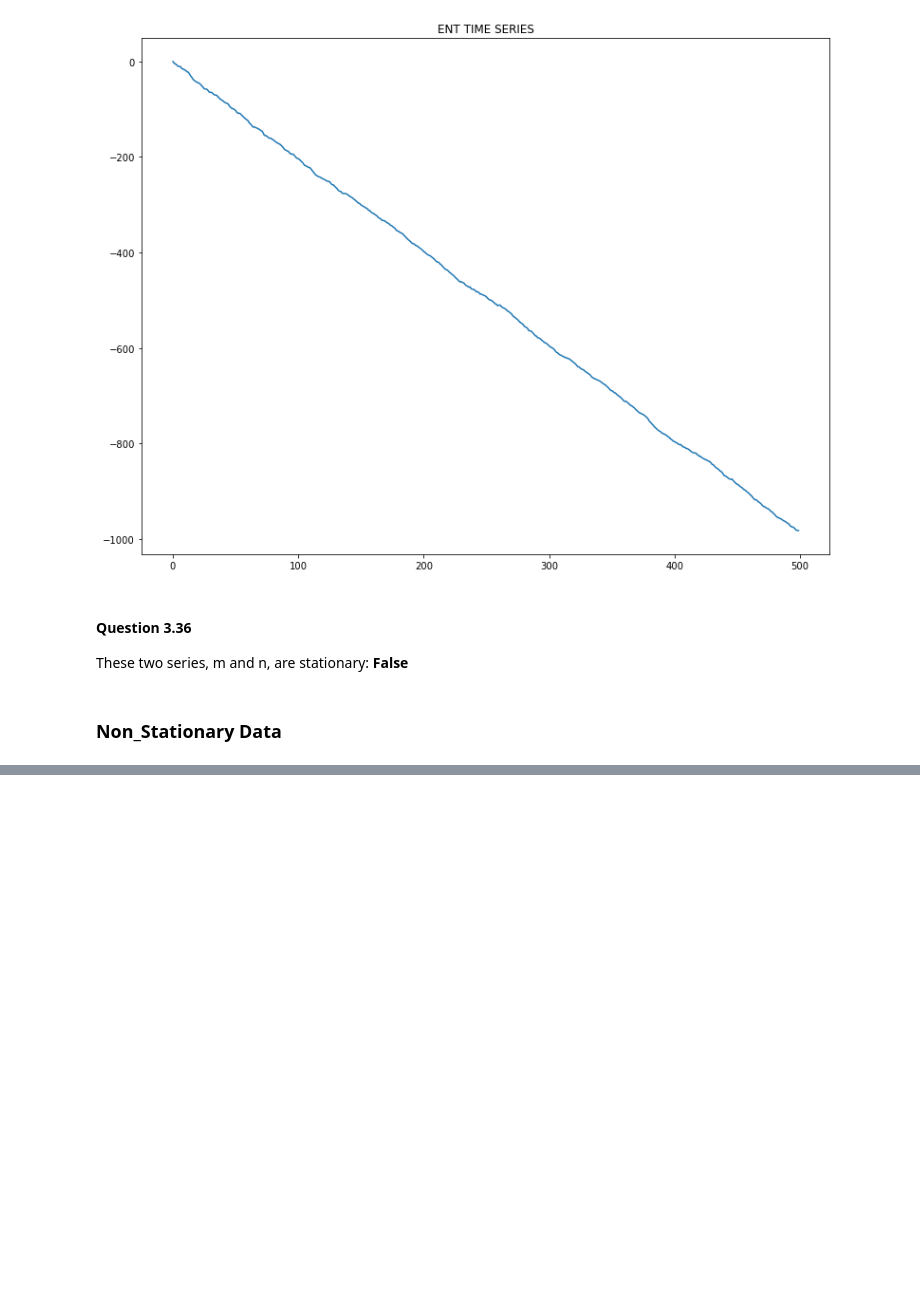
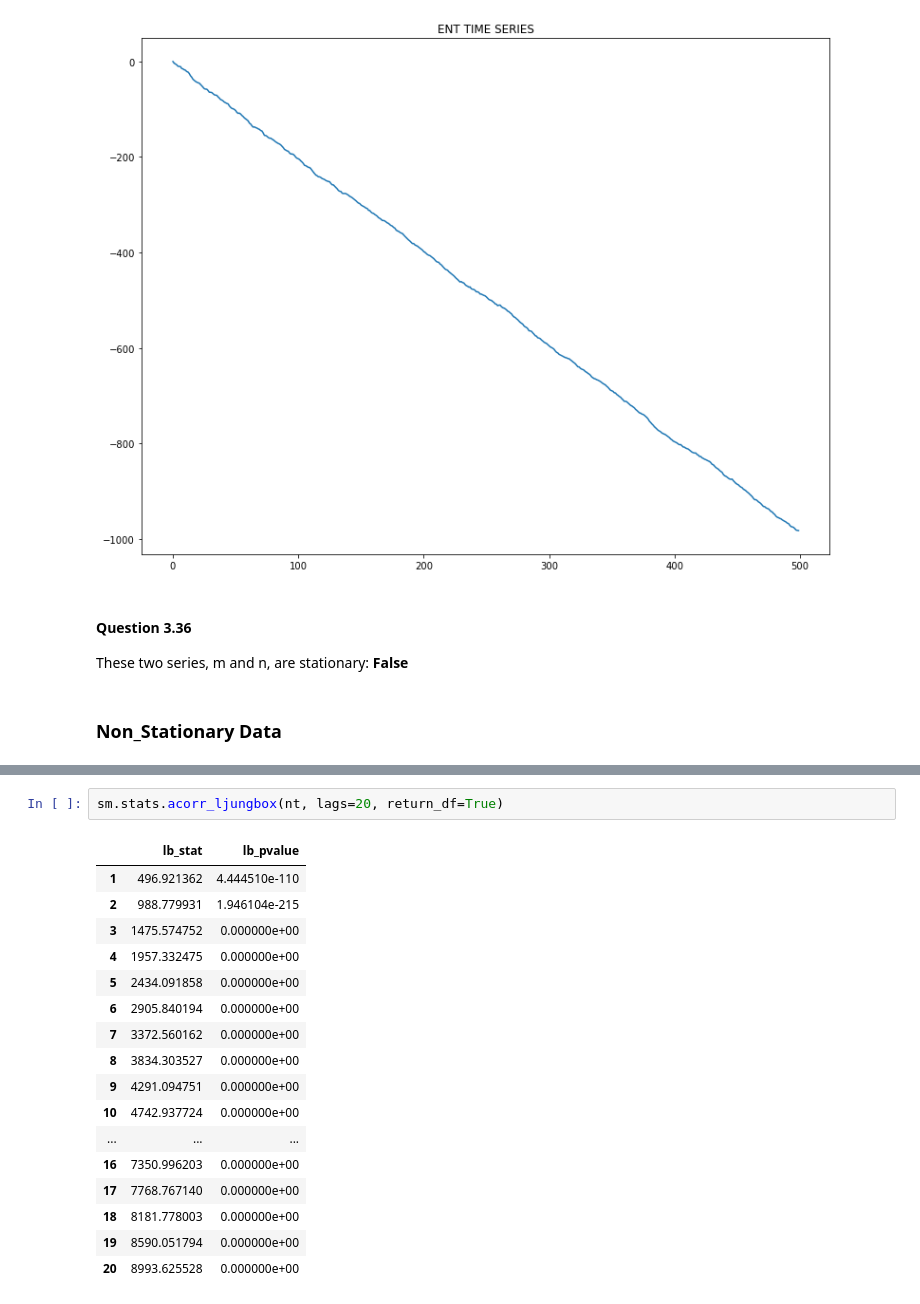
Before and after one commit to goncalosilvame/mf_forecasting, a Jupyter notebook: Module 3B - Working with non stationary.ipynb, the cells around one changed output, grey strips where cells are left out. Drawn from its saved outputs; the diff is of its cells as text; blank space fills up the shorter version.

```diff
--- a/Module 3B - Working with non stationary.ipynb
+++ b/Module 3B - Working with non stationary.ipynb
@@ -60,0 +81,20 @@ Observing the correlogram for each series, at which lag does the ACF become stat
+# %%
+sm.stats.acorr_ljungbox(nt, lags=20, return_df=True)
+# %% [output]
+|  | lb_stat | lb_pvalue |
+| 1 | 496.921362 | 4.444510e-110 |
+| 2 | 988.779931 | 1.946104e-215 |
+| 3 | 1475.574752 | 0.000000e+00 |
+| 4 | 1957.332475 | 0.000000e+00 |
+| 5 | 2434.091858 | 0.000000e+00 |
+| 6 | 2905.840194 | 0.000000e+00 |
+| 7 | 3372.560162 | 0.000000e+00 |
+| 8 | 3834.303527 | 0.000000e+00 |
+| 9 | 4291.094751 | 0.000000e+00 |
+| 10 | 4742.937724 | 0.000000e+00 |
+| ... | ... | ... |
+| 16 | 7350.996203 | 0.000000e+00 |
+| 17 | 7768.767140 | 0.000000e+00 |
+| 18 | 8181.778003 | 0.000000e+00 |
+| 19 | 8590.051794 | 0.000000e+00 |
+| 20 | 8993.625528 | 0.000000e+00 |
```
Also changed, not shown: parts of 11 cells of this notebook.
